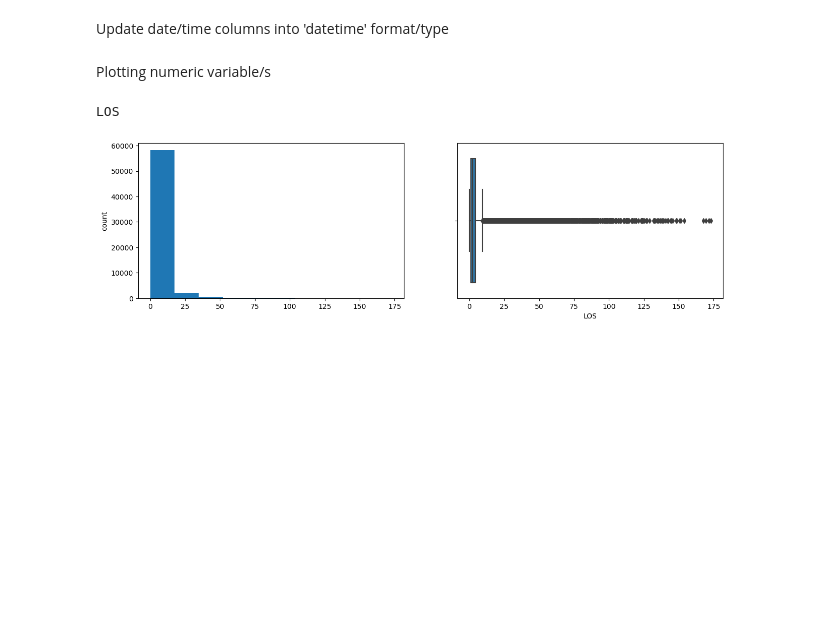
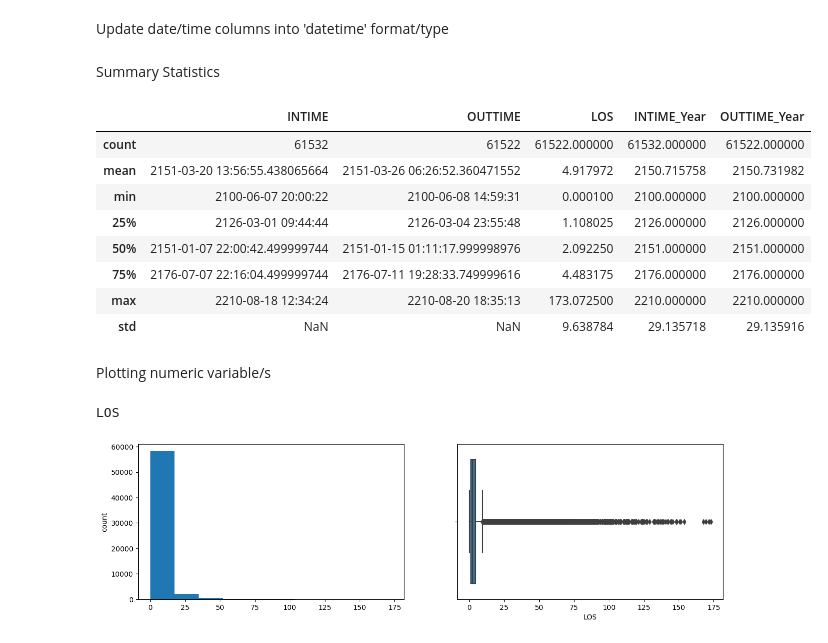
Before and after one commit to chustjarey/Fantastic-Beast---MIMIC-III-Clinical-Database---HCA-Project, a Jupyter notebook: Initial EDA/DAB304- Healthcare Project - ICUSTAYS Table.ipynb, the cells around one changed output. Drawn from its saved outputs; the diff is of its cells as text; code cells hidden in the pictures; blank space fills up the shorter version.

```diff
--- a/Initial EDA/DAB304- Healthcare Project - ICUSTAYS Table.ipynb
+++ b/Initial EDA/DAB304- Healthcare Project - ICUSTAYS Table.ipynb
@@ -202,6 +207,20 @@ to_string = ['ROW_ID', 'SUBJECT_ID', 'HADM_ID',
 
 for col in to_string:
     icustays[col]  = icustays[col].astype("str")
+# %% [markdown]
+Summary Statistics
+# %%
+icustays.describe()
+# %% [output]
+|  | INTIME | OUTTIME | LOS | INTIME_Year | OUTTIME_Year |
+| count | 61532 | 61522 | 61522.000000 | 61532.000000 | 61522.000000 |
+| mean | 2151-03-20 13:56:55.438065664 | 2151-03-26 06:26:52.360471552 | 4.917972 | 2150.715758 | 2150.731982 |
+| min | 2100-06-07 20:00:22 | 2100-06-08 14:59:31 | 0.000100 | 2100.000000 | 2100.000000 |
+| 25% | 2126-03-01 09:44:44 | 2126-03-04 23:55:48 | 1.108025 | 2126.000000 | 2126.000000 |
+| 50% | 2151-01-07 22:00:42.499999744 | 2151-01-15 01:11:17.999998976 | 2.092250 | 2151.000000 | 2151.000000 |
+| 75% | 2176-07-07 22:16:04.499999744 | 2176-07-11 19:28:33.749999616 | 4.483175 | 2176.000000 | 2176.000000 |
+| max | 2210-08-18 12:34:24 | 2210-08-20 18:35:13 | 173.072500 | 2210.000000 | 2210.000000 |
+| std | NaN | NaN | 9.638784 | 29.135718 | 29.135916 |
 # %% [markdown]
 Plotting numeric variable/s
 # %%
```
Also changed, not shown: parts of 6 cells of this notebook.
